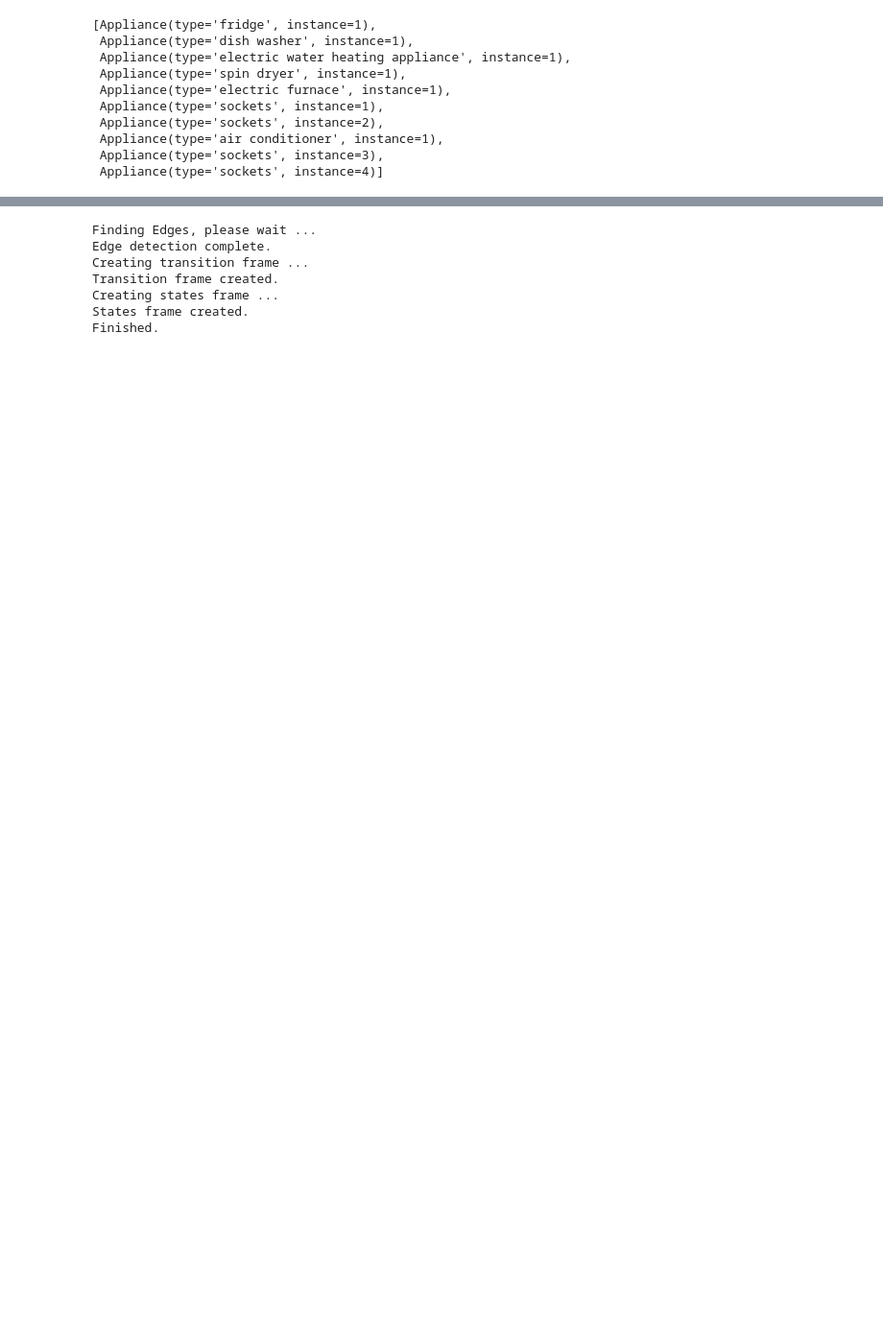
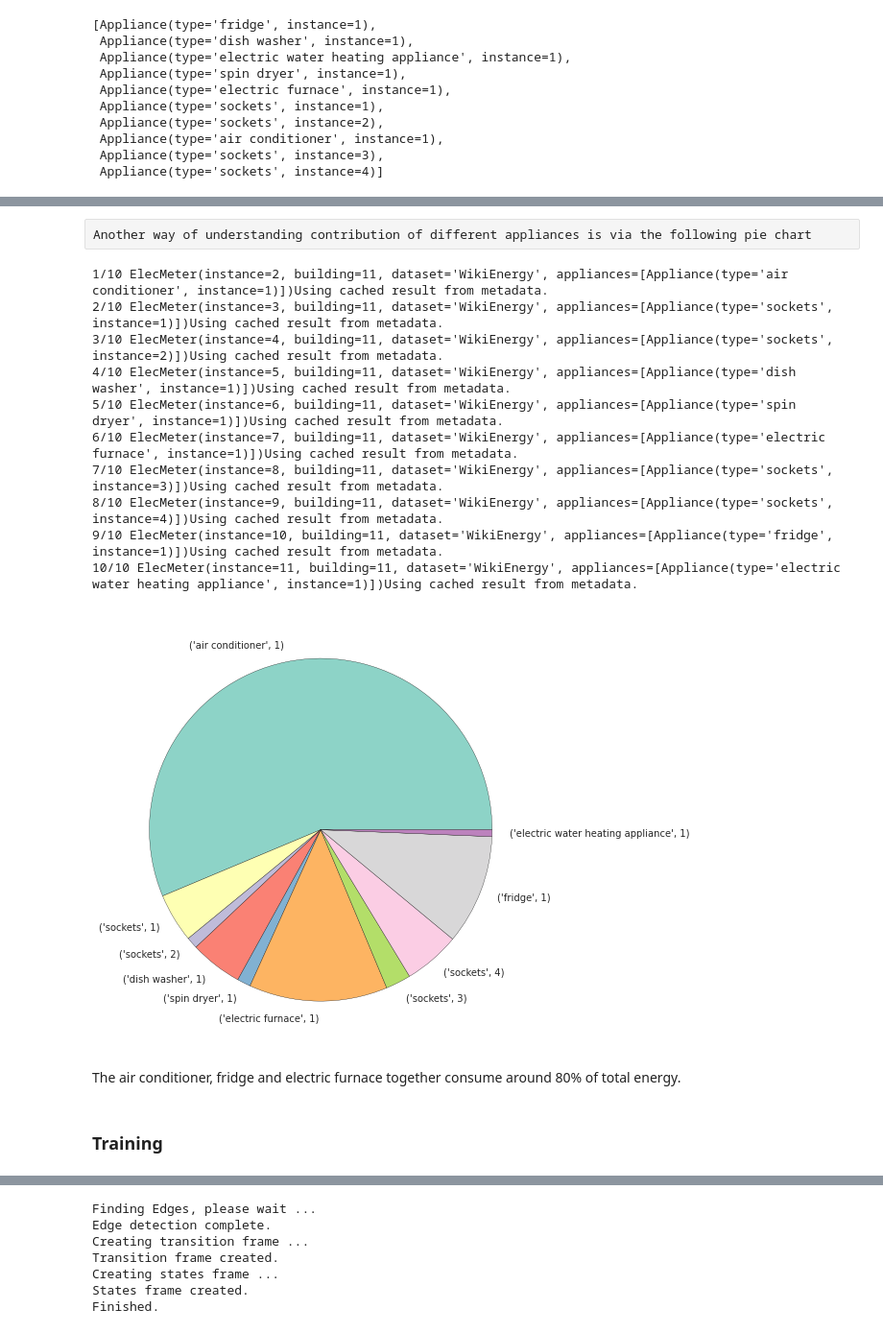
Before and after one commit to nilmtk/nilmtk, a Jupyter notebook: notebooks/hart.ipynb, the cells around one changed output, grey strips where cells are left out. Shown at 96% size. Saved outputs shown, nothing was run; the diff lists cells and outputs as text; code cells hidden in the pictures; blank space fills up the shorter version.

```diff
--- a/notebooks/hart.ipynb
+++ b/notebooks/hart.ipynb
@@ -77,0 +95,23 @@ mains = elec.mains()
+# %% [raw]
+Another way of understanding contribution of different appliances is via the following pie chart
+# %%
+fraction = elec.submeters().fraction_per_meter().dropna()
+labels = elec.get_appliance_labels(fraction.index)
+plt.figure(figsize=(8,8))
+fraction.plot(kind='pie', labels=labels);
+# %% [output]
+1/10 ElecMeter(instance=2, building=11, dataset='WikiEnergy', appliances=[Appliance(type='air conditioner', instance=1)])Using cached result from metadata.
+2/10 ElecMeter(instance=3, building=11, dataset='WikiEnergy', appliances=[Appliance(type='sockets', instance=1)])Using cached result from metadata.
+3/10 ElecMeter(instance=4, building=11, dataset='WikiEnergy', appliances=[Appliance(type='sockets', instance=2)])Using cached result from metadata.
+4/10 ElecMeter(instance=5, building=11, dataset='WikiEnergy', appliances=[Appliance(type='dish washer', instance=1)])Using cached result from metadata.
+5/10 ElecMeter(instance=6, building=11, dataset='WikiEnergy', appliances=[Appliance(type='spin dryer', instance=1)])Using cached result from metadata.
+6/10 ElecMeter(instance=7, building=11, dataset='WikiEnergy', appliances=[Appliance(type='electric furnace', instance=1)])Using cached result from metadata.
+7/10 ElecMeter(instance=8, building=11, dataset='WikiEnergy', appliances=[Appliance(type='sockets', instance=3)])Using cached result from metadata.
+8/10 ElecMeter(instance=9, building=11, dataset='WikiEnergy', appliances=[Appliance(type='sockets', instance=4)])Using cached result from metadata.
+9/10 ElecMeter(instance=10, building=11, dataset='WikiEnergy', appliances=[Appliance(type='fridge', instance=1)])Using cached result from metadata.
+10/10 ElecMeter(instance=11, building=11, dataset='WikiEnergy', appliances=[Appliance(type='electric water heating appliance', instance=1)])Using cached result from metadata.
+[figure, added]
+# %% [markdown]
+The air conditioner, fridge and electric furnace together consume around 80% of total energy.
+# %% [markdown]
+### Training
```
Also changed, not shown: parts of 49 cells of this notebook.
